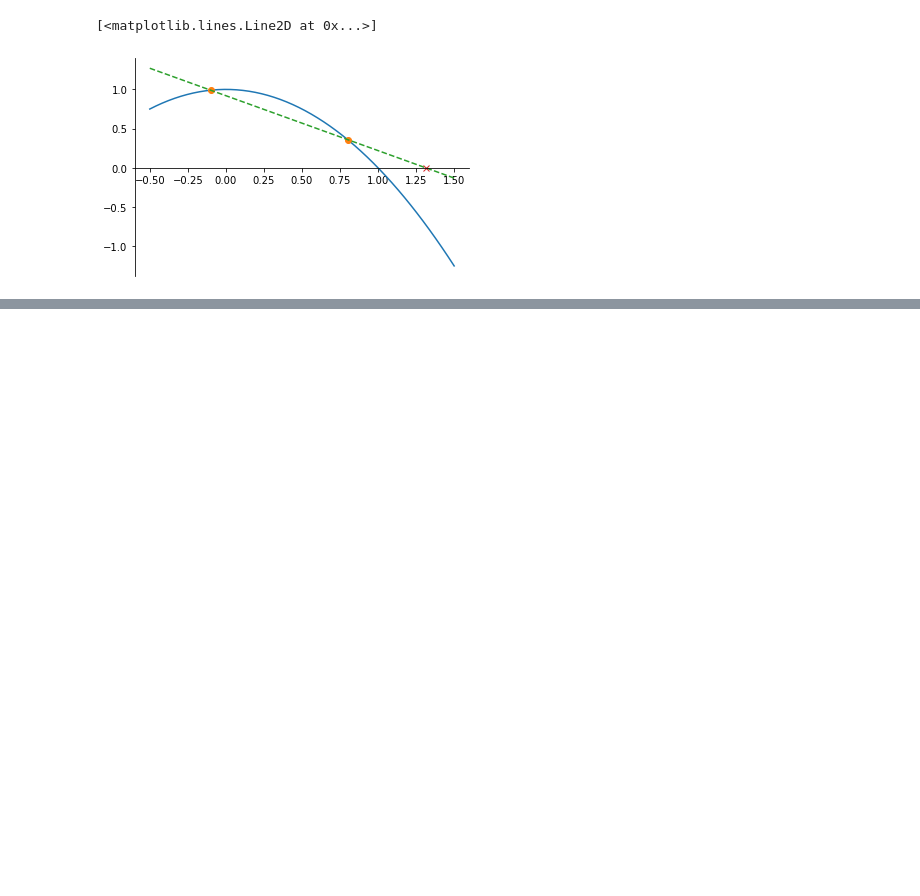
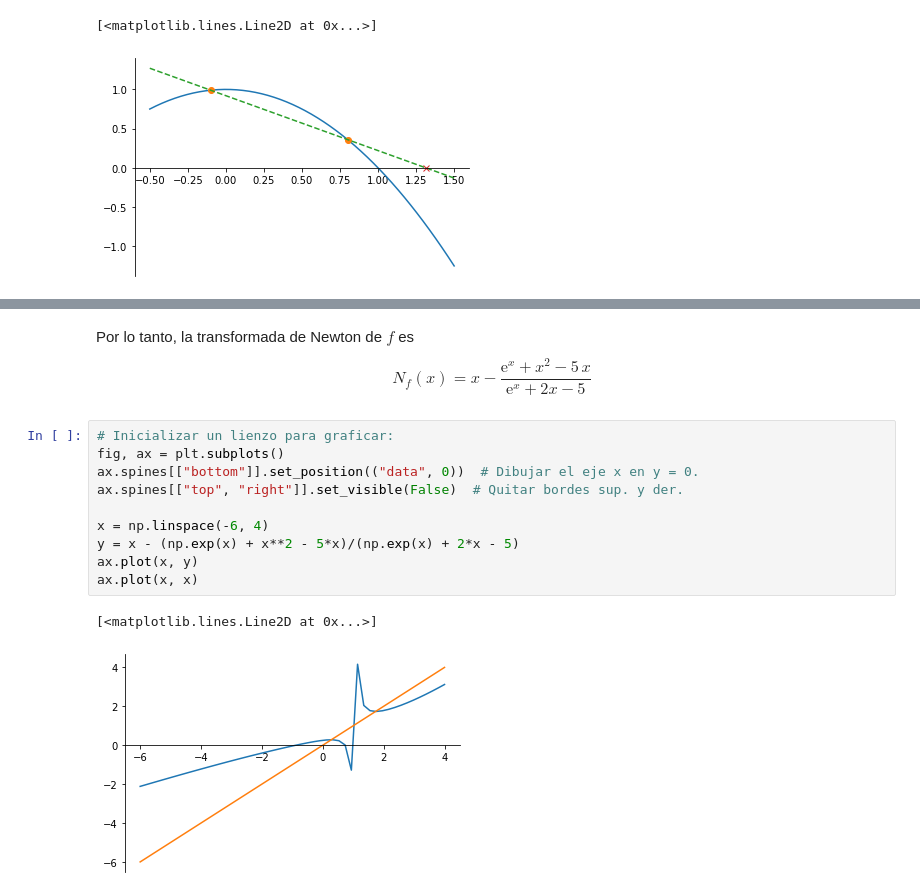
Before and after one commit to knkillname/Notas-de-Metodos-Numericos, a Jupyter notebook: 2. Ecuaciones no lineales.ipynb, the cells around one changed output, grey strips where cells are left out. Drawn from its saved outputs; the diff is of its cells as text; blank space fills up the shorter version.

```diff
--- a/2. Ecuaciones no lineales.ipynb
+++ b/2. Ecuaciones no lineales.ipynb
@@ -297,0 +454,16 @@ print(x)
+# %% [markdown]
+Por lo tanto, la transformada de Newton de $f$ es
+$$N_f(x) = x - \frac{\mathrm{e}^x + x^2 - 5\,x}{\mathrm{e}^{x} + 2 x - 5}$$
+# %%
+# Inicializar un lienzo para graficar:
+fig, ax = plt.subplots()
+ax.spines[["bottom"]].set_position(("data", 0))  # Dibujar el eje x en y = 0.
+ax.spines[["top", "right"]].set_visible(False)  # Quitar bordes sup. y der.
+
+x = np.linspace(-6, 4)
+y = x - (np.exp(x) + x**2 - 5*x)/(np.exp(x) + 2*x - 5)
+ax.plot(x, y)
+ax.plot(x, x)
+# %% [output]
+[<matplotlib.lines.Line2D at 0x...>]
+[figure, added]
```
Also changed, not shown: parts of 21 cells of this notebook.
